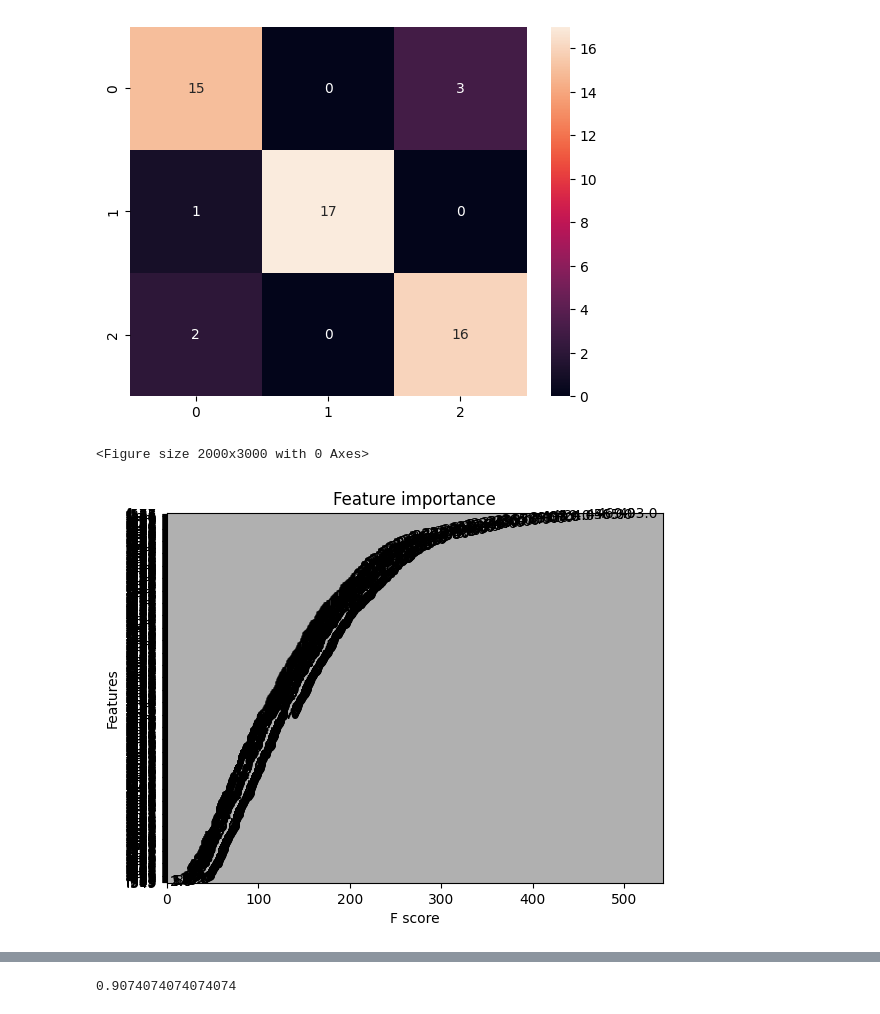
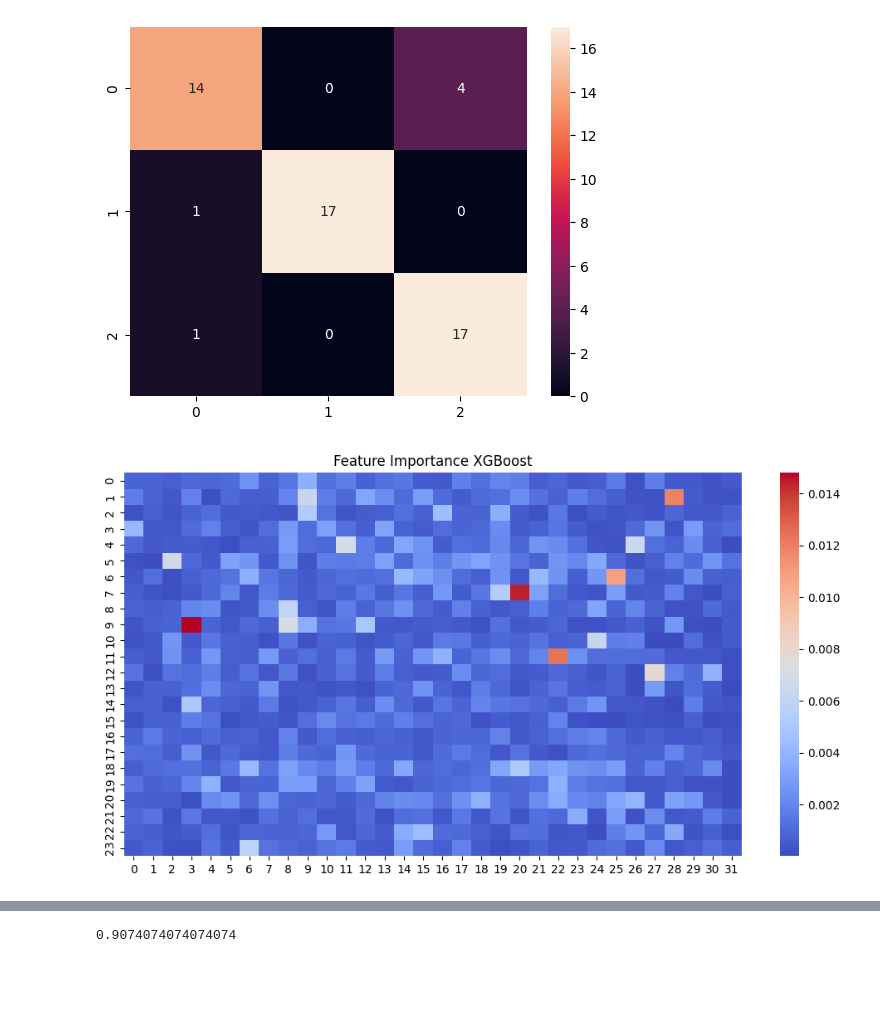
Before and after one commit to Posture-Analytics/NurseAid-ML, a Jupyter notebook: notebooks/tree arg.ipynb, the cells around one changed output, grey strips where cells are left out. Cells and saved outputs as stored; diff of their text form; code cells hidden in the pictures; blank space fills up the shorter version.

```diff
--- a/notebooks/tree arg.ipynb
+++ b/notebooks/tree arg.ipynb
@@ -226,9 +185,9 @@ if torch.cuda.is_available():
     objective="multi:softprob",
     eval_metric="mlogloss",
     num_class=3,
-    n_estimators=3000,
-    max_depth=7,
-    learning_rate=0.01,
+    n_estimators=5000,
+    max_depth=50,
+    learning_rate=0.005,
     verbosity=2,
     tree_method='gpu_hist',
     )
@@ -239,7 +198,7 @@ else:
     eval_metric="mlogloss",
     num_class=3,
     n_estimators=3000,
-    max_depth=10,
+    max_depth=30,
     learning_rate=0.01,
     verbosity=2
     )
@@ -305,15 +264,22 @@ sn.heatmap(confusion_matrix([x['y'] for x in test_set], xgb_model.predict([x['x'
 plt.show()
 # %% [output]
 [figure]
-# %%
-# plot feature importance
-
-plt.figure(figsize=(20, 30))  # Adjust the size as needed
-xgb.plot_importance(xgb_model)
-plt.show()
-# %% [output]
-<Figure size 2000x3000 with 0 Axes>
-[figure, removed]
+# %%
+# plot feature importance
+
+importances = xgb_model.feature_importances_
+
+importances = importances.reshape(24,32)
+
+plt.figure(figsize=(12, 6))
+
+seaborn.heatmap(importances, cmap='coolwarm', annot=False, fmt='.2f')
+
+plt.title('Feature Importance XGBoost')
+
+plt.show()
+# %% [output]
+[figure, added]
 # %%
 # using validation set to tune hyperparameters
 
```
Also changed, not shown: parts of 20 cells of this notebook, 2 other files.
